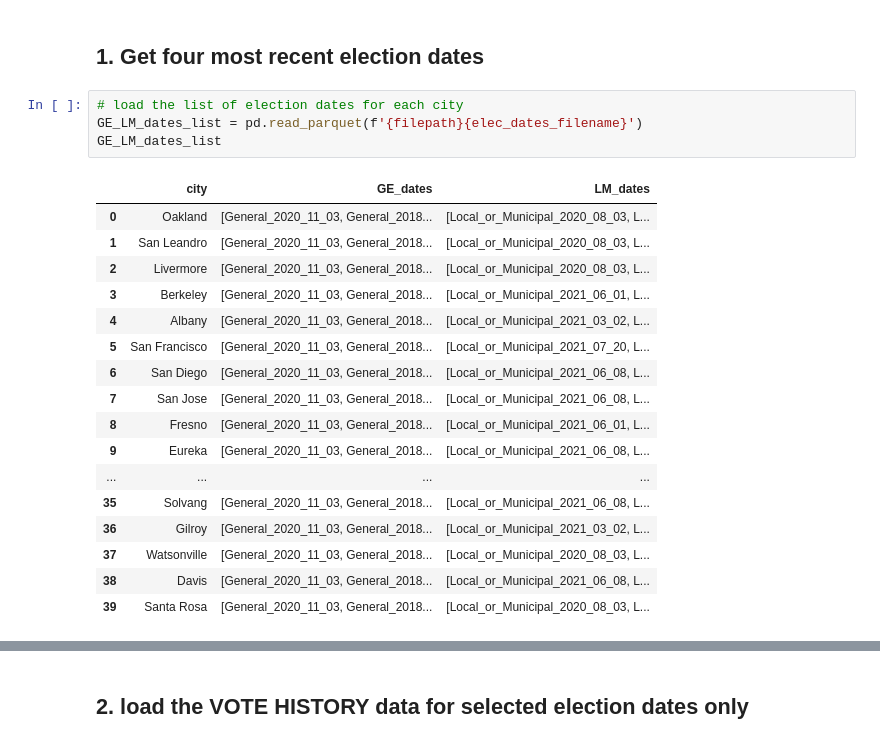
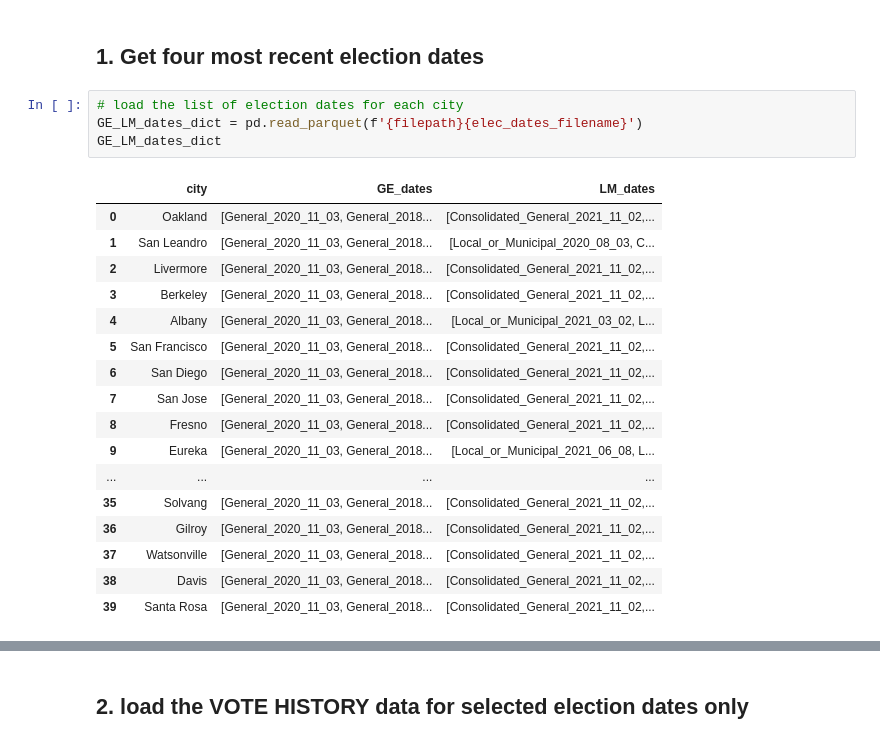
Before and after one commit to jnshzk/capstone, a Jupyter notebook: combine_demographic_vote_history.ipynb, the cells around one changed output, grey strips where cells are left out. Cells and saved outputs as stored; diff of their text form.

```diff
--- a/combine_demographic_vote_history.ipynb
+++ b/combine_demographic_vote_history.ipynb
@@ -188,23 +231,23 @@ gc.collect()
 ## 1. Get four most recent election dates
 # %%
 # load the list of election dates for each city
-GE_LM_dates_list = pd.read_parquet(f'{filepath}{elec_dates_filename}')
-GE_LM_dates_list
+GE_LM_dates_dict = pd.read_parquet(f'{filepath}{elec_dates_filename}')
+GE_LM_dates_dict
 # %% [output]
 |  | city | GE_dates | LM_dates |
-| 0 | Oakland | [General_2020_11_03, General_2018... | [Local_or_Municipal_2020_08_03, L... |
-| 1 | San Leandro | [General_2020_11_03, General_2018... | [Local_or_Municipal_2020_08_03, L... |
-| 2 | Livermore | [General_2020_11_03, General_2018... | [Local_or_Municipal_2020_08_03, L... |
-| 3 | Berkeley | [General_2020_11_03, General_2018... | [Local_or_Municipal_2021_06_01, L... |
+| 0 | Oakland | [General_2020_11_03, General_2018... | [Consolidated_General_2021_11_02,... |
+| 1 | San Leandro | [General_2020_11_03, General_2018... | [Local_or_Municipal_2020_08_03, C... |
+| 2 | Livermore | [General_2020_11_03, General_2018... | [Consolidated_General_2021_11_02,... |
+| 3 | Berkeley | [General_2020_11_03, General_2018... | [Consolidated_General_2021_11_02,... |
 | 4 | Albany | [General_2020_11_03, General_2018... | [Local_or_Municipal_2021_03_02, L... |
-| 5 | San Francisco | [General_2020_11_03, General_2018... | [Local_or_Municipal_2021_07_20, L... |
-| 6 | San Diego | [General_2020_11_03, General_2018... | [Local_or_Municipal_2021_06_08, L... |
-| 7 | San Jose | [General_2020_11_03, General_2018... | [Local_or_Municipal_2021_06_08, L... |
-| 8 | Fresno | [General_2020_11_03, General_2018... | [Local_or_Municipal_2021_06_01, L... |
+| 5 | San Francisco | [General_2020_11_03, General_2018... | [Consolidated_General_2021_11_02,... |
+| 6 | San Diego | [General_2020_11_03, General_2018... | [Consolidated_General_2021_11_02,... |
+| 7 | San Jose | [General_2020_11_03, General_2018... | [Consolidated_General_2021_11_02,... |
+| 8 | Fresno | [General_2020_11_03, General_2018... | [Consolidated_General_2021_11_02,... |
 | 9 | Eureka | [General_2020_11_03, General_2018... | [Local_or_Municipal_2021_06_08, L... |
 | ... | ... | ... | ... |
-| 35 | Solvang | [General_2020_11_03, General_2018... | [Local_or_Municipal_2021_06_08, L... |
-| 36 | Gilroy | [General_2020_11_03, General_2018... | [Local_or_Municipal_2021_03_02, L... |
-| 37 | Watsonville | [General_2020_11_03, General_2018... | [Local_or_Municipal_2020_08_03, L... |
-| 38 | Davis | [General_2020_11_03, General_2018... | [Local_or_Municipal_2021_06_08, L... |
-| 39 | Santa Rosa | [General_2020_11_03, General_2018... | [Local_or_Municipal_2020_08_03, L... |
+| 35 | Solvang | [General_2020_11_03, General_2018... | [Consolidated_General_2021_11_02,... |
+| 36 | Gilroy | [General_2020_11_03, General_2018... | [Consolidated_General_2021_11_02,... |
+| 37 | Watsonville | [General_2020_11_03, General_2018... | [Consolidated_General_2021_11_02,... |
+| 38 | Davis | [General_2020_11_03, General_2018... | [Consolidated_General_2021_11_02,... |
+| 39 | Santa Rosa | [General_2020_11_03, General_2018... | [Consolidated_General_2021_11_02,... |
```
Also changed, not shown: parts of 39 cells of this notebook.
